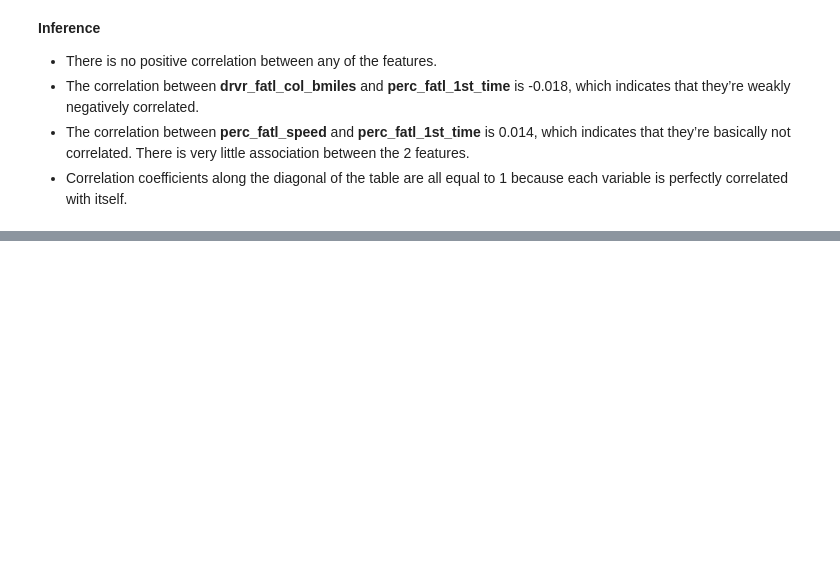
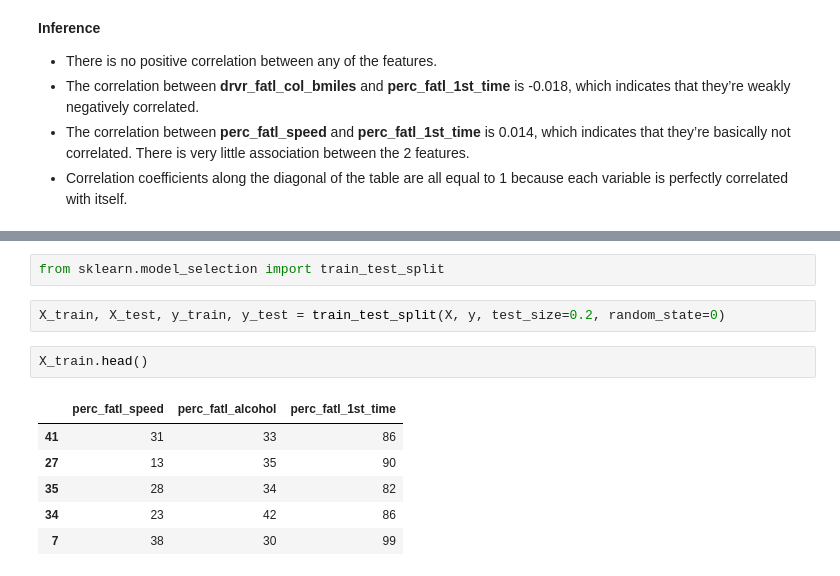
Before and after one commit to jisshub/Reducing-Traffic-Mortality, a Jupyter notebook: notebook.ipynb, the cells around one changed output, grey strips where cells are left out. Drawn from its saved outputs; the diff is of its cells as text; blank space fills up the shorter version.

```diff
--- a/notebook.ipynb
+++ b/notebook.ipynb
@@ -102,0 +139,13 @@ Index(['state', 'drvr_fatl_col_bmiles', 'perc_fatl_speed', 'perc_fatl_alcohol',
+# %%
+from sklearn.model_selection import train_test_split
+# %%
+X_train, X_test, y_train, y_test = train_test_split(X, y, test_size=0.2, random_state=0)
+# %%
+X_train.head()
+# %% [output]
+|  | perc_fatl_speed | perc_fatl_alcohol | perc_fatl_1st_time |
+| 41 | 31 | 33 | 86 |
+| 27 | 13 | 35 | 90 |
+| 35 | 28 | 34 | 82 |
+| 34 | 23 | 42 | 86 |
+| 7 | 38 | 30 | 99 |
```
Also changed, not shown: parts of 24 cells of this notebook.
